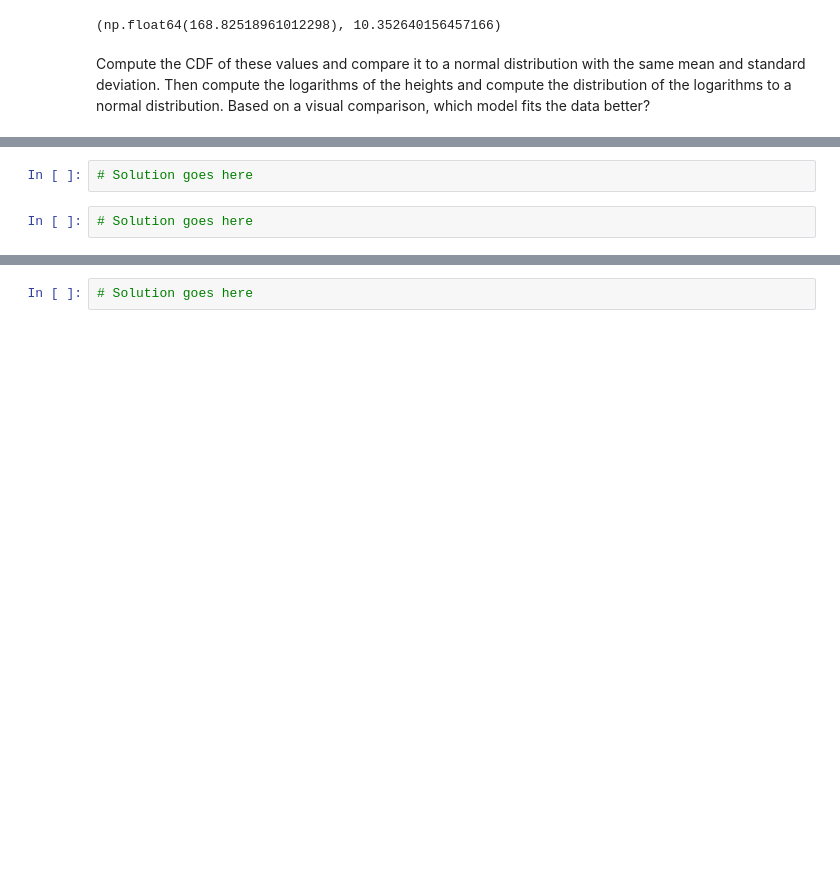
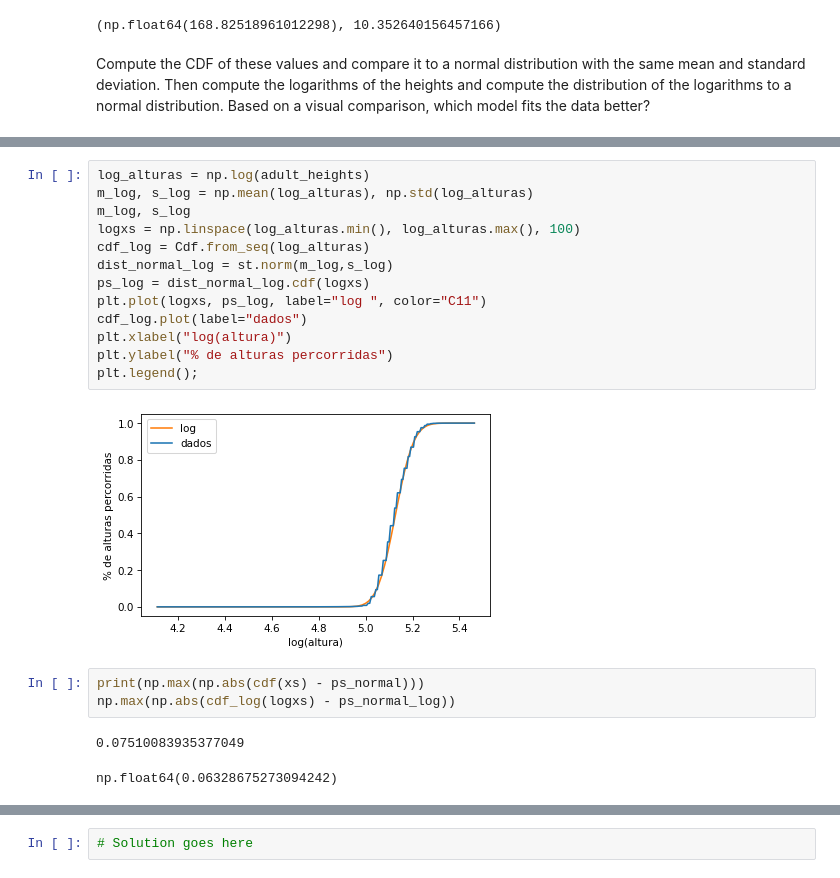
Before and after one commit to gustavomiranda2302/pandas, a Jupyter notebook: nb/chap05.ipynb, the cells around one changed output, grey strips where cells are left out. Cells and saved outputs as stored; diff of their text form; blank space fills up the shorter version.

```diff
--- a/nb/chap05.ipynb
+++ b/nb/chap05.ipynb
@@ -898,5 +945,22 @@ Based on a visual comparison, which model fits the data better?
 # %%
-# Solution goes here
+log_alturas = np.log(adult_heights)
+m_log, s_log = np.mean(log_alturas), np.std(log_alturas)
+m_log, s_log
+logxs = np.linspace(log_alturas.min(), log_alturas.max(), 100)
+cdf_log = Cdf.from_seq(log_alturas)
+dist_normal_log = st.norm(m_log,s_log)
+ps_log = dist_normal_log.cdf(logxs)
+plt.plot(logxs, ps_log, label="log ", color="C11")
+cdf_log.plot(label="dados")
+plt.xlabel("log(altura)")
+plt.ylabel("% de alturas percorridas")
+plt.legend();
+# %% [output]
+[figure, added]
 # %%
-# Solution goes here
+print(np.max(np.abs(cdf(xs) - ps_normal)))
+np.max(np.abs(cdf_log(logxs) - ps_normal_log))
+# %% [output]
+0.07510083935377049
+np.float64(0.06328675273094242)
 # %%
```
Also changed, not shown: parts of 10 cells of this notebook.
